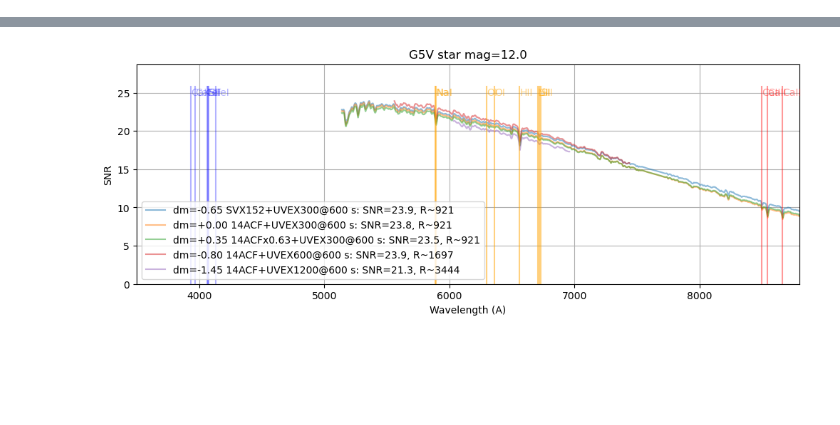
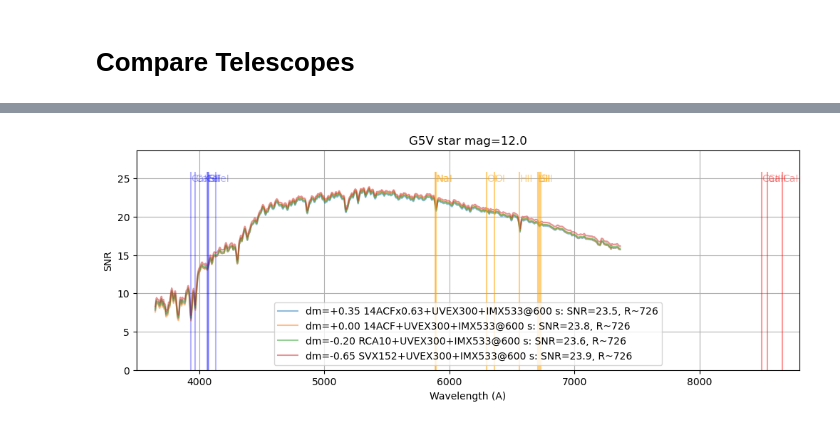
Before and after one commit to joshwalawender/SpecETC, a Jupyter notebook: Sandbox.ipynb, the cells around one changed output, grey strips where cells are left out. Cells and saved outputs as stored; diff of their text form; code cells hidden in the pictures; blank space fills up the shorter version.

```diff
--- a/Sandbox.ipynb
+++ b/Sandbox.ipynb
@@ -38,3 +31,0 @@ WARNING: Source spectrum will be evaluated outside pre-defined waveset. [synphot
-# %%
-IMX533.exptime = 600*u.second
-im, spec, var = SpecETC(star, sky, ACF14, UVEX1200, IMX533, plot=True)
@@ -44,57 +105,12 @@ WARNING: Source spectrum will be evaluated outside pre-defined waveset. [synphot
+# %% [markdown]
+# Compare Telescopes
 # %%
-sptype = 'G5V'
-mag = 12
-instrumentation = [
+instrumentation = [(ACF14reduced, UVEX300, IMX533, 600*u.second, +0.35),
+                   (ACF14, UVEX300, IMX533, 600*u.second, 0),
+                   (RCA10, UVEX300, IMX533, 600*u.second, -0.20),
                    (SVX152, UVEX300, IMX533, 600*u.second, -0.65),
-                   (ACF14, UVEX300, IMX533, 600*u.second, 0.0),
-                   (ACF14reduced, UVEX300, IMX533, 600*u.second, +0.35),
-                   (ACF14, UVEX600, IMX533, 600*u.second, -0.80),
-                   (ACF14, UVEX1200, IMX533, 600*u.second, -1.45),
                    ]
-
-plt.figure(figsize=(12,4))
-plt.title(f'{sptype} star mag={mag:.1f}')
-peakSNR = 0
-wavmin = 3500
-wavmax = 8800
-for i,inst in enumerate(instrumentation):
-    tel, spec, det, exptime, deltam = inst
-    det.exptime = exptime
-    spec.set_detector(det)
-    star = get_stellar_spectrum(sptype=sptype, mag=mag+deltam)
-    im, spectra, variance = SpecETC(star, sky, tel, spec, det, plot=False)
-    R = np.mean(spec.R)
-    SNR = spectra/variance**0.5
-    label = f"dm={deltam:+4.2f} {tel.name}+{spec.name}@{det.exptime:.0f}: SNR={max(SNR):.1f}, R~{R:.0f}"
-    plt.plot(spec.binset, SNR, alpha=0.5, label=label)
-    peakSNR = peakSNR if max(SNR) <= peakSNR else max(SNR)
-
-
-lines_file = Path('.') / 'data' / 'spectral_lines.csv'
-lines = Table.read(lines_file, format='ascii.csv')
-for line in lines:
-    if line['wav'] > wavmin and line['wav'] < wavmax:
-        if line['wav'] < 5500:
-            color = 'b'
-            alpha = 0.3
-        elif line['wav'] < 7000:
-            color = 'orange'
-            alpha = 0.5
-        else:
-            color = 'r'
-            alpha = 0.4
-        plt.axvline(line['wav'], ymin=0, ymax=0.9,
-                    color=color, alpha=alpha)
-        plt.text(line['wav'], 1.03*peakSNR, line['name'],
-                 color=color, alpha=alpha)
-
-plt.ylabel('SNR')
-plt.xlabel('Wavelength (A)')
-plt.xlim(wavmin, wavmax)
-plt.ylim(0,1.2*peakSNR)
-plt.grid()
-plt.legend(loc='best')
-plt.show()
+compare_instrumentation(instrumentation)
 # %% [output]
 WARNING: Source spectrum will be evaluated outside pre-defined waveset. [synphot.observation]
 WARNING: Source spectrum will be evaluated outside pre-defined waveset. [synphot.observation]
@@ -104 +119 @@ WARNING: Source spectrum will be evaluated outside pre-defined waveset. [synphot
-[figure, old version]
+[figure, new version]
```
Also changed, not shown: parts of 12 cells of this notebook.
